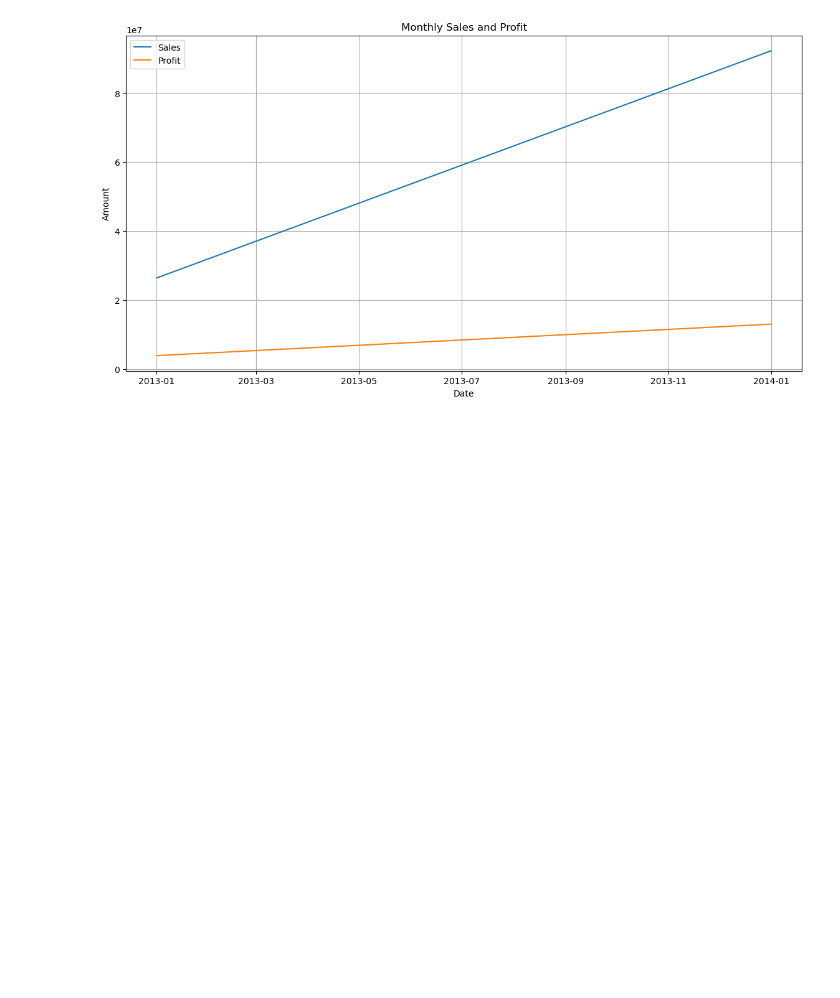
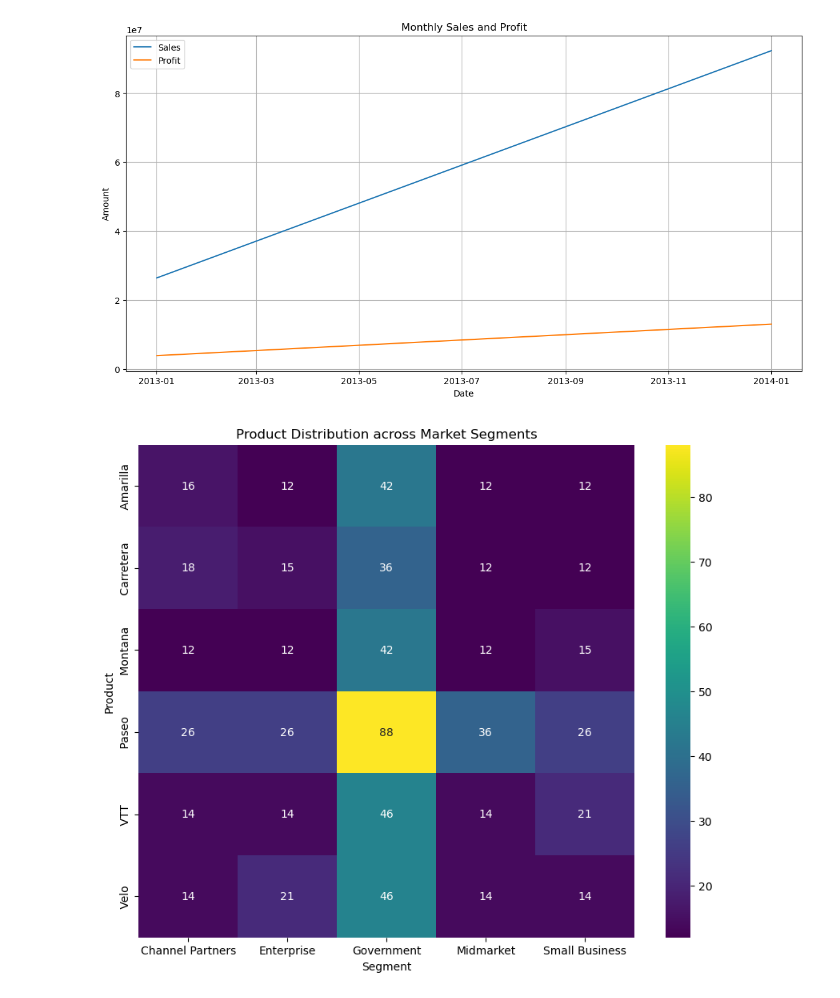
Before and after one commit to raj-rajat/Company-Financials-Dataset, a Jupyter notebook: company-financials-dataset.ipynb, the cells around one changed output. Saved outputs shown, nothing was run; the diff lists cells and outputs as text; code cells hidden in the pictures; blank space fills up the shorter version.

```diff
--- a/company-financials-dataset.ipynb
+++ b/company-financials-dataset.ipynb
@@ -258,3 +260,14 @@ plt.grid()
 plt.show()
 # %% [output]
 [figure]
+# %%
+# Create a cross-tabulation of 'Product' and 'Segment'
+product_segment_crosstab = pd.crosstab(df['Product'], df['Segment'])
+
+# Plot a heatmap of the cross-tabulation
+plt.figure(figsize=(10, 8))
+sns.heatmap(product_segment_crosstab, annot=True, fmt='d', cmap='viridis')
+plt.title('Product Distribution across Market Segments')
+plt.show()
+# %% [output]
+[figure, added]
```
Also changed, not shown: parts of 27 cells of this notebook.
